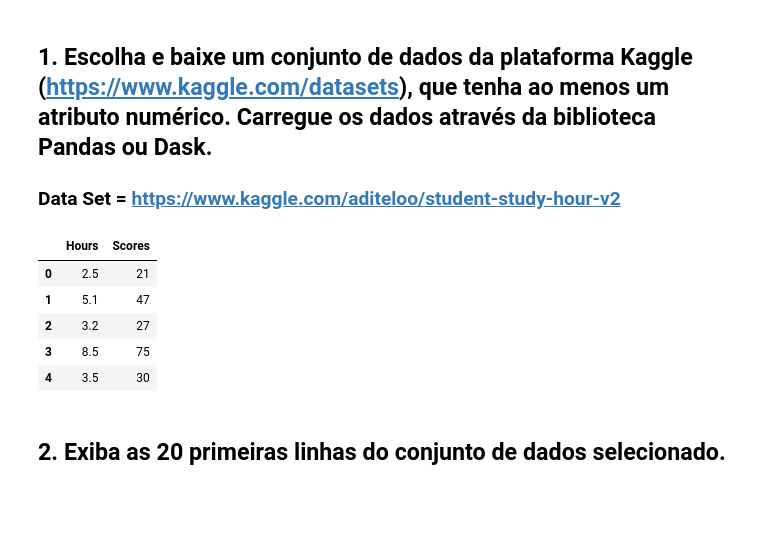
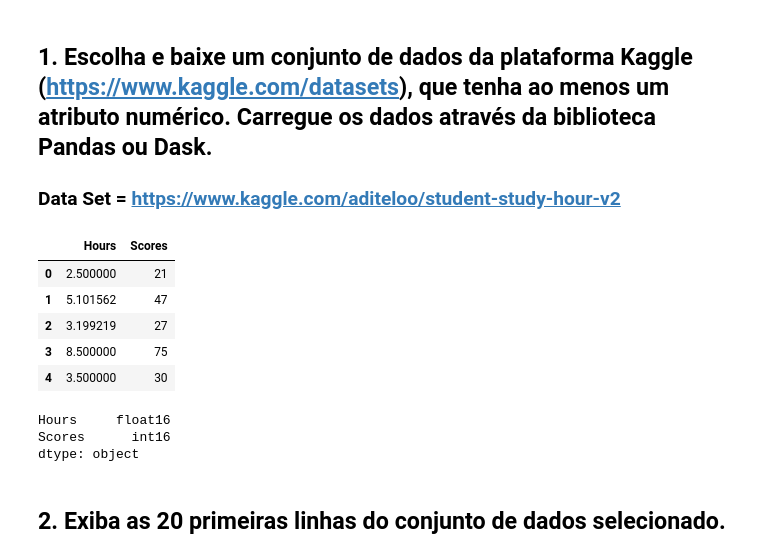
Before and after one commit to natannobre/Machine_Learning, a Jupyter notebook: atv01/Student_Study_Hour.ipynb, the cells around one changed output. Saved outputs shown, nothing was run; the diff lists cells and outputs as text; code cells hidden in the pictures; blank space fills up the shorter version.

```diff
--- a/atv01/Student_Study_Hour.ipynb
+++ b/atv01/Student_Study_Hour.ipynb
@@ -7,16 +7,24 @@
 # %%
 %matplotlib inline
 import pandas as pd
-# %%
-df = pd.read_csv('student_study_hour.csv')
-df.head()
-# %% [output]
-|  | Hours | Scores |
-| 0 | 2.5 | 21 |
-| 1 | 5.1 | 47 |
-| 2 | 3.2 | 27 |
-| 3 | 8.5 | 75 |
-| 4 | 3.5 | 30 |
+# %%
+cols = ["Hours", "Scores"]
+col_Types = {"Hours":"Float16", "Scores": "int16"}
+df = pd.read_csv('student_study_hour.csv', usecols=cols, delimiter=',', decimal='.', dtype=col_Types)
+df.head()
+# %% [output]
+|  | Hours | Scores |
+| 0 | 2.500000 | 21 |
+| 1 | 5.101562 | 47 |
+| 2 | 3.199219 | 27 |
+| 3 | 8.500000 | 75 |
+| 4 | 3.500000 | 30 |
+# %%
+df.dtypes
+# %% [output]
+Hours     float16
+Scores      int16
+dtype: object
 # %% [markdown]
 ## 2. Exiba as 20 primeiras linhas do conjunto de dados selecionado.
 # %%
```
Also changed, not shown: parts of 1 cell of this notebook.
